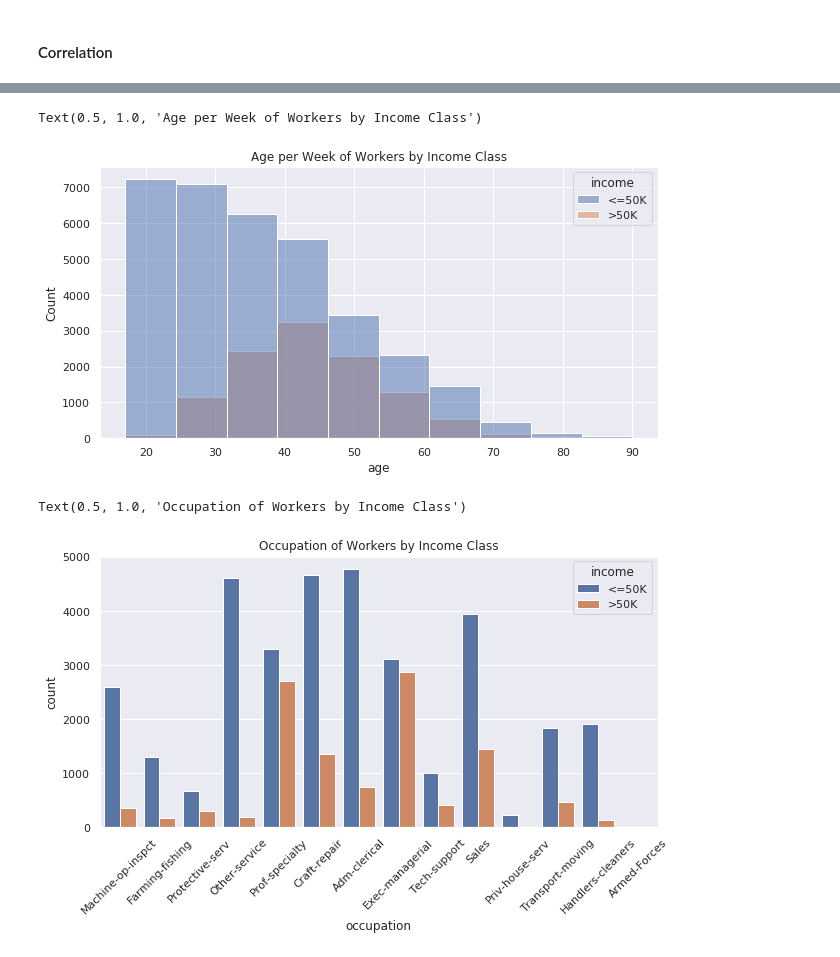
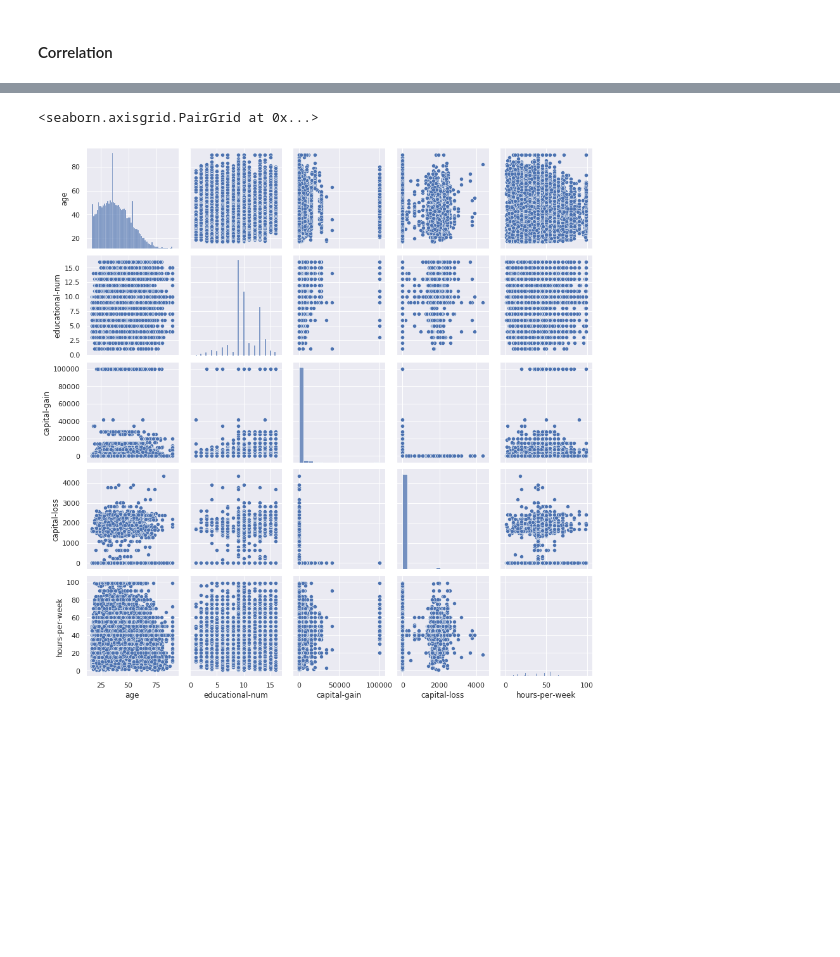
Before and after one commit to vizziviz/otherprojects, a Jupyter notebook: storytelling.ipynb, the cells around one changed output, grey strips where cells are left out. Cells and saved outputs as stored; diff of their text form; code cells hidden in the pictures; blank space fills up the shorter version.

Commit message:
finished charts, added comments and titles

```diff
--- a/storytelling.ipynb
+++ b/storytelling.ipynb
@@ -215,7 +105,0 @@ Name: race, dtype: int64
-# %%
-f, (ax1, ax2) = plt.subplots(1, 2, sharey=True)
-sns.set(rc={'figure.figsize':(5, 10)})
-sns.countplot(high_ol['gender'], hue=high_ol.income, ax=ax1, )
-sns.countplot(low_ol['gender'], hue=low_ol.income, ax=ax2)
-ax1.set_title('High-Hour Workers by Gender and Income')
-ax2.set_title('Low-Hour Workers by Gender and Income')
@@ -376,9 +105,0 @@ np.quantile(df[mask]['educat'])
-# %%
-f, (ax1, ax2) = plt.subplots(1, 2, sharey=True)
-sns.set(rc={'figure.figsize':(5, 5)})
-sns.countplot(high_ol['race'], hue=high_ol.income, ax=ax1)
-sns.countplot(low_ol['race'], hue=low_ol.income, ax=ax2)
-ax1.set_title('High-Edu Workers by Race and Income')
-ax2.set_title('Low-Edu Workers by Race and Income')
-ax1.set_xticklabels(high_ol['race'].unique(), rotation=90)
-ax2.set_xticklabels(low_ol['race'].unique(), rotation=90)
@@ -472,16 +105,0 @@ Text(0.5, 1.0, 'Hours per Week of Workers by Income Class')
-# %%
-sns.set(rc={'figure.figsize':(10, 5)})
-g= sns.histplot(data=df, x='age', hue='income', bins=10)
-#g.set_xticklabels(df['hours-per-week'].unique(), rotation=90)
-g.set_title('Age per Week of Workers by Income Class')
-# %% [output]
-Text(0.5, 1.0, 'Age per Week of Workers by Income Class')
-[figure, removed]
-# %%
-sns.set(rc={'figure.figsize':(10, 5)})
-g= sns.countplot(data=df, x='occupation', hue='income')
-g.set_xticklabels(df['occupation'].unique(), rotation=45)
-g.set_title('Occupation of Workers by Income Class')
-# %% [output]
-Text(0.5, 1.0, 'Occupation of Workers by Income Class')
-[figure, removed]
@@ -489,0 +106,5 @@ g.set_xticklabels?
+# %%
+sns.pairplot(df.drop('fnlwgt', axis=1))
+# %% [output]
+<seaborn.axisgrid.PairGrid at 0x...>
+[figure, added]
```
Also changed, not shown: parts of 69 cells of this notebook.
